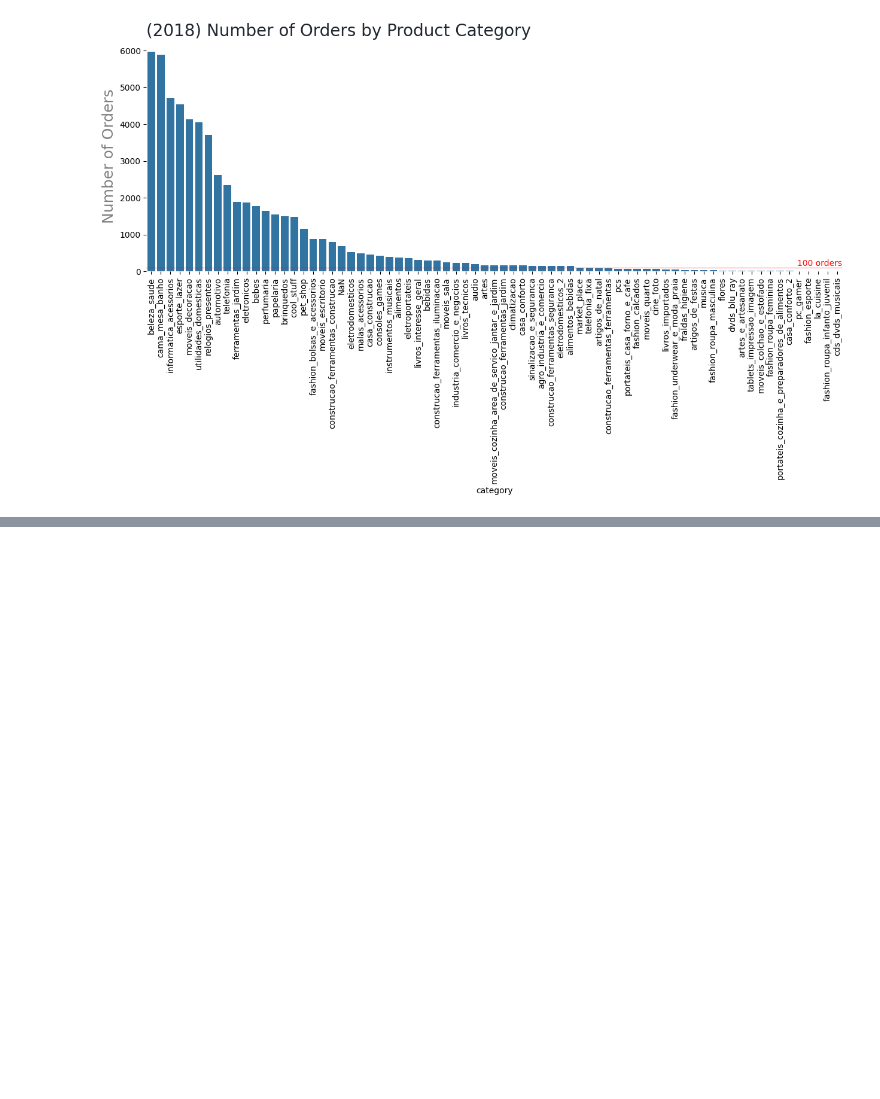
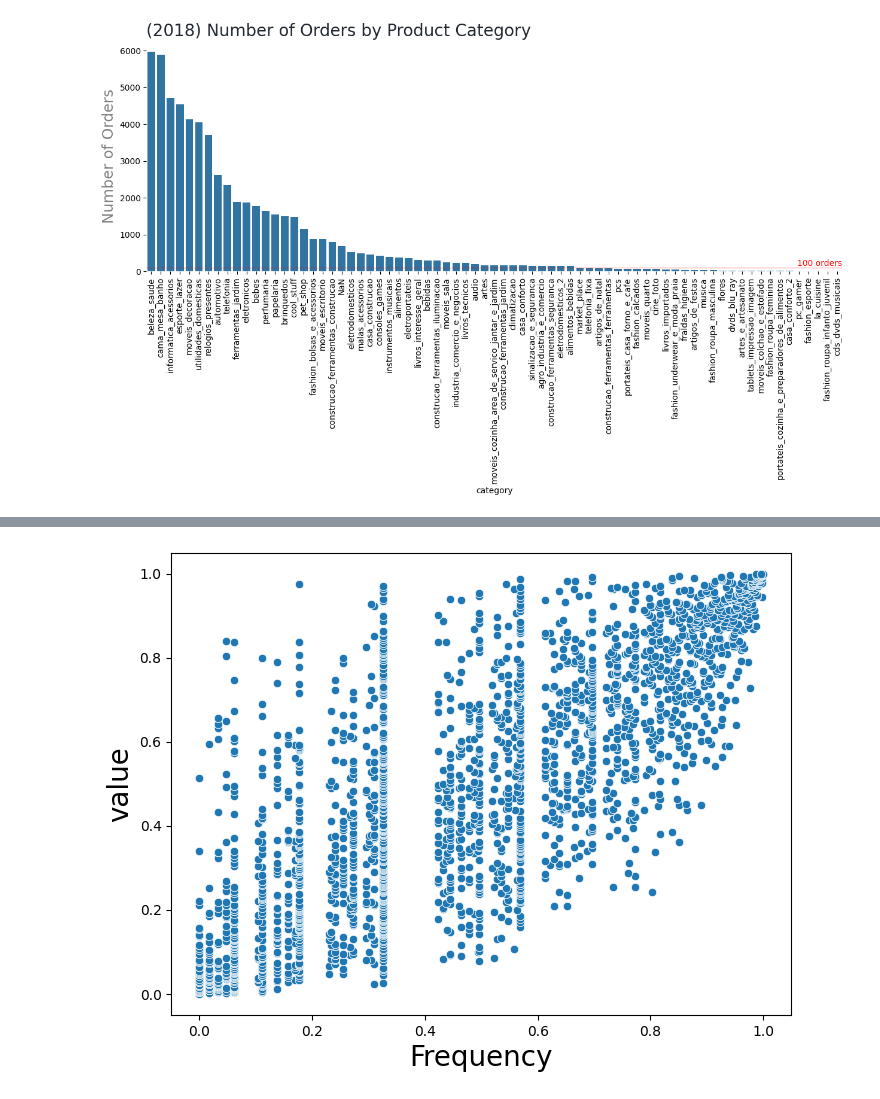
Before and after one commit to pauloreis-ds/olist, a Jupyter notebook: business_questions_insights/notebooks/1.1-pr-data-analysis-full-postgresql-challenge.ipynb, the cells around one changed output, grey strips where cells are left out. Drawn from its saved outputs; the diff is of its cells as text; code cells hidden in the pictures; blank space fills up the shorter version.

```diff
--- a/business_questions_insights/notebooks/1.1-pr-data-analysis-full-postgresql-challenge.ipynb
+++ b/business_questions_insights/notebooks/1.1-pr-data-analysis-full-postgresql-challenge.ipynb
@@ -481,0 +476,23 @@ plt.show()
+# %%
+initial_date = date(2018, 1, 1)
+final_date = date(2018, 10, 1)
+sellers_rank_abt_query = f'''
+    SELECT seller_id,
+           total_revenue/months_since_first_sale AS revenue_per_month,
+           orders_quantity/months_since_first_sale AS orders_per_month,
+           PERCENT_RANK() OVER (ORDER BY (total_revenue/months_since_first_sale)) AS percent_revenue,
+           PERCENT_RANK() OVER (ORDER BY (orders_quantity/months_since_first_sale)) AS percent_orders
+    FROM (
+        SELECT seller_id,
+               SUM(price) AS total_revenue,
+               COUNT(orders.order_id) AS orders_quantity,
+               DATE_PART('month', AGE(DATE('{final_date}'), MIN(order_approved_at))) AS months_since_first_sale
+        FROM orders LEFT JOIN order_items ON orders.order_id = order_items.order_id
+        WHERE order_approved_at BETWEEN DATE('{initial_date}') AND DATE('{final_date}') AND
+              seller_id IS NOT NULL
+        GROUP BY seller_id
+    ) AS percent_rank_segment
+'''
+columns = ['seller_id', 'revenue_per_month', 'orders_per_month', 'value_rank', 'frequency_rank']
+sellers_rank_abt = to_pandas(bd_execute(sellers_rank_abt_query), columns)
+sellers_rank_abt.head(5)
@@ -481,0 +525,8 @@ plt.show()
+# %%
+fig(8,6)
+plt.xlabel('Frequency', size=20)
+plt.ylabel('value', size=20)
+sns.scatterplot(data=sellers_rank_abt, x='frequency_rank', y='value_rank')
+plt.show()
+# %% [output]
+[figure, added]
```
Also changed, not shown: parts of 7 cells of this notebook, 2 other files.
